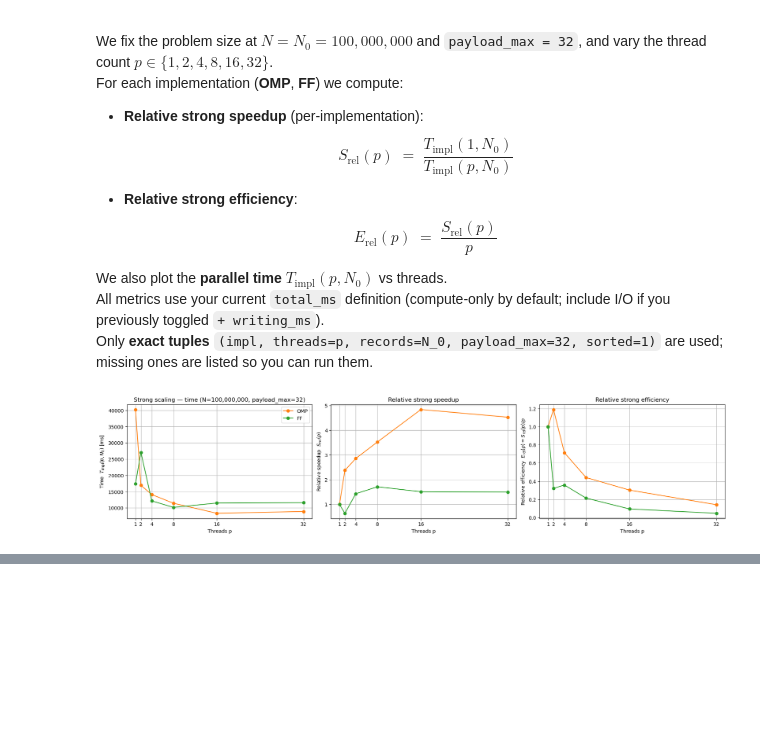
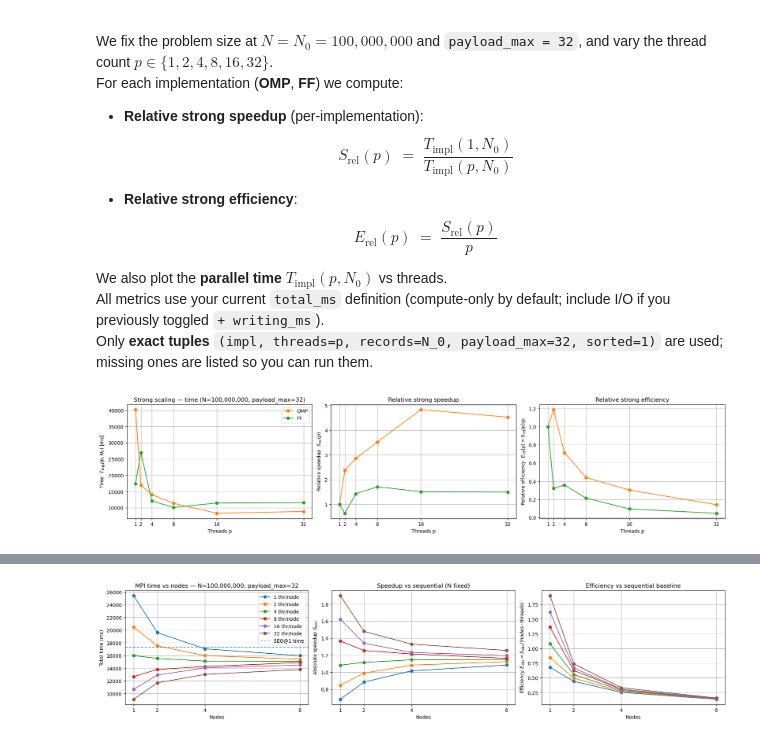
Before and after one commit to davide-marchi/Parallel-and-Distributed-Systems-Paradigms-and-Models, a Jupyter notebook: analysis/seq_omp_ff_composites.ipynb, the cells around one changed output, grey strips where cells are left out. Drawn from its saved outputs; the diff is of its cells as text; code cells hidden in the pictures; blank space fills up the shorter version.

```diff
--- a/analysis/seq_omp_ff_composites.ipynb
+++ b/analysis/seq_omp_ff_composites.ipynb
@@ -578,0 +684,87 @@ plt.show()
+# %%
+# --- MPI · Block 2: Absolute speedup & efficiency vs seq at N=1e8 (times + speedup + efficiency) ---
+import pandas as pd
+import matplotlib.pyplot as plt
+
+PAYLOAD_FIX = 32
+N = 100_000_000
+THREADS_PER_NODE_LIST = [1, 2, 4, 8, 16, 32]
+NODES_AXIS = [1, 2, 4, 8]
+COLORS_TPN = {1:"tab:blue",2:"tab:orange",4:"tab:green",8:"tab:red",16:"tab:purple",32:"tab:brown"}
+
+# Baseline sequential time at 1 thread, size N
+df_seq = data_raw[(data_raw["impl"]=="seq") &
+                  (data_raw["threads"]==1) &
+                  (data_raw["payload_max"]==PAYLOAD_FIX) &
+                  (data_raw["records"]==N) &
+                  (data_raw["sorted"]==1)].copy()
+if df_seq.empty:
+    raise RuntimeError("Missing sequential baseline for N=1e8, payload_max=32 (impl=seq, threads=1).")
+T_seq = (df_seq["reading_and_sorting_ms"]).median()  # matches 'compute-only' convention; add +writing_ms if you toggled
+
+# MPI slice
+mpiN = mpi[(mpi["records"]==N) & (mpi["payload_max"]==PAYLOAD_FIX)].copy()
+if mpiN.empty:
+    raise RuntimeError("No MPI rows for N=1e8, payload_max=32.")
+
+# aggregate times
+ag = (mpiN.groupby(["nodes","threads"], as_index=False)
+           .agg(total_ms=("total_ms","median")))
+
+# Prepare panel data per tpn
+def series_for(metric):
+    # return dict: tpn -> (nodes_list, y_list)
+    out = {}
+    for tpn in THREADS_PER_NODE_LIST:
+        dfl = ag[ag["threads"]==tpn].sort_values("nodes")
+        if dfl.empty:
+            continue
+        xs = [n for n in NODES_AXIS if n in dfl["nodes"].values]
+        if not xs:
+            continue
+        if metric == "time":
+            ys = [float(dfl[dfl["nodes"]==x]["total_ms"].values[0]) for x in xs]
+        elif metric == "speedup":
+            ys = [T_seq / float(dfl[dfl["nodes"]==x]["total_ms"].values[0]) for x in xs]
+        elif metric == "eff":
+            ys = [(T_seq / float(dfl[dfl["nodes"]==x]["total_ms"].values[0])) / (x) for x in xs]
+        else:
+            raise ValueError(metric)
+        out[tpn] = (xs, ys)
+    return out
+
+time_curves = series_for("time")
+sp_curves   = series_for("speedup")
+eff_curves  = series_for("eff")
+
+# Plot: 3 subplots in one row
+fig, axes = plt.subplots(1, 3, figsize=(18, 4), constrained_layout=True)
+
+# Times + dotted T_seq
+ax = axes[0]
+for tpn, (xs, ys) in time_curves.items():
+    ax.plot(xs, ys, marker="o", label=f"{tpn} thr/node", color=COLORS_TPN.get(tpn))
+ax.axhline(T_seq, linestyle="--", alpha=0.6, label="SEQ@1 time")
+ax.set_xlabel("Nodes"); ax.set_ylabel("Total time (ms)")
+ax.set_title(f"MPI time vs nodes — N={N:,}, payload_max={PAYLOAD_FIX}")
+ax.set_xticks(NODES_AXIS); ax.grid(True); ax.legend()
+
+# Absolute speedup vs nodes
+ax = axes[1]
+for tpn, (xs, ys) in sp_curves.items():
+    ax.plot(xs, ys, marker="o", label=f"{tpn} thr/node", color=COLORS_TPN.get(tpn))
+ax.set_xlabel("Nodes"); ax.set_ylabel(r"Absolute speedup $S_{\mathrm{abs}}$")
+ax.set_title("Speedup vs sequential (N fixed)")
+ax.set_xticks(NODES_AXIS); ax.grid(True)
+
+# Efficiency vs nodes (divide by total cores)
+ax = axes[2]
+for tpn, (xs, ys) in eff_curves.items():
+    ax.plot(xs, ys, marker="o", label=f"{tpn} thr/node", color=COLORS_TPN.get(tpn))
+ax.set_xlabel("Nodes"); ax.set_ylabel(r"Efficiency $E_{\mathrm{abs}} = S_{\mathrm{abs}}/(nodes\cdot threads)$")
+ax.set_title("Efficiency vs sequential baseline")
+ax.set_xticks(NODES_AXIS); ax.grid(True)
+
+plt.show()
+# %% [output]
+[figure, added]
```
Also changed, not shown: parts of 7 cells of this notebook.
